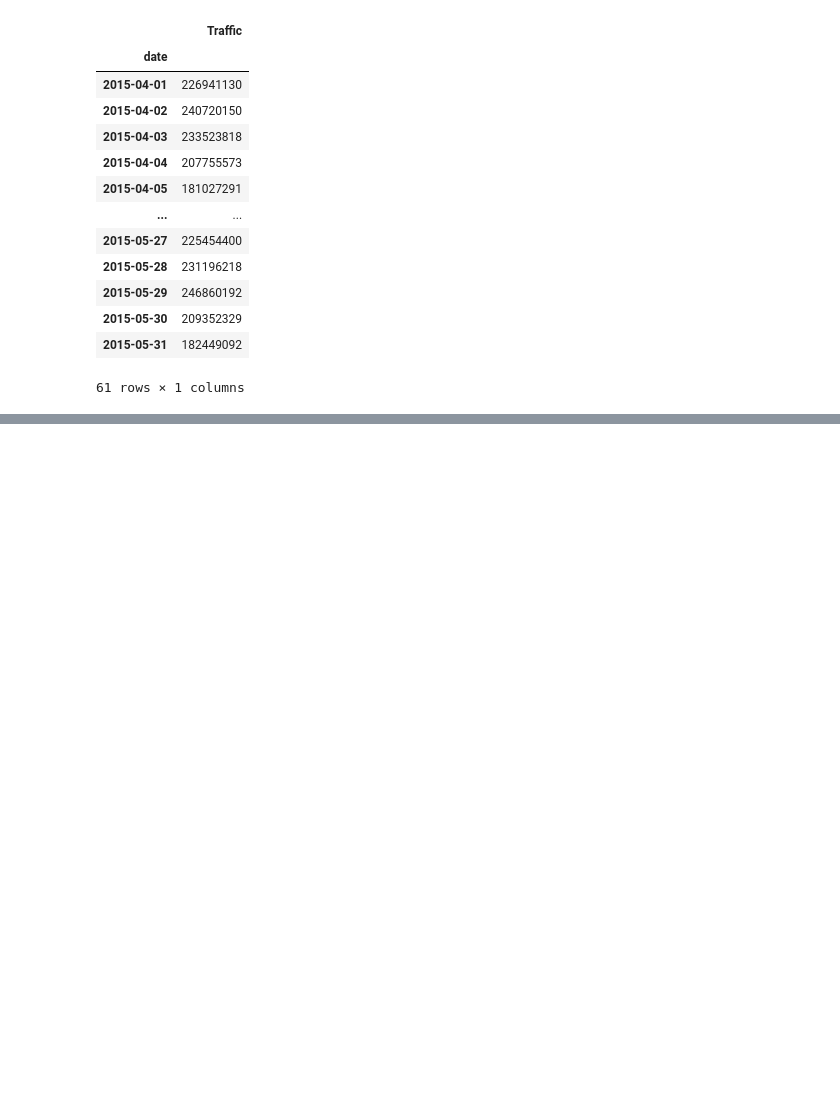
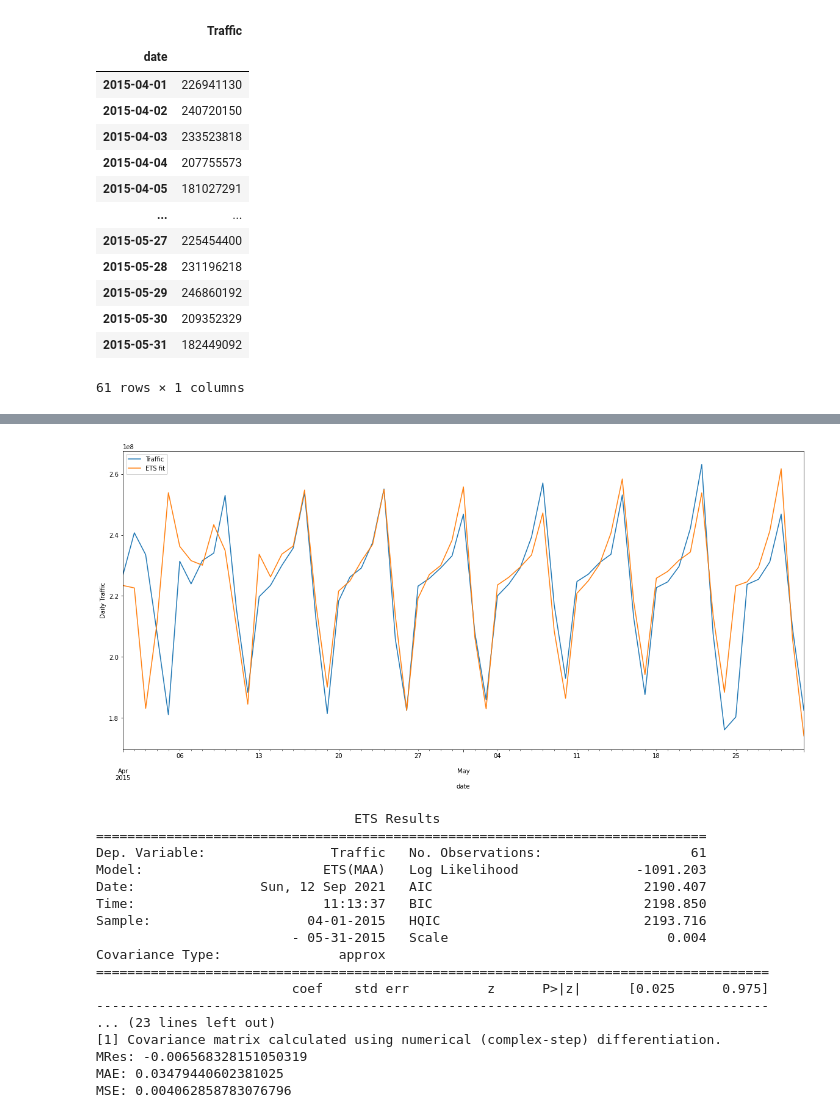
Before and after one commit to AdhirKirtikar/OCBCHack-IT, a Jupyter notebook: US Traffic 2015 Analysis.ipynb, the cells around one changed output, grey strips where cells are left out. Cells and saved outputs as stored; diff of their text form; code cells hidden in the pictures; blank space fills up the shorter version.

```diff
--- a/US Traffic 2015 Analysis.ipynb
+++ b/US Traffic 2015 Analysis.ipynb
@@ -575,0 +584,49 @@ Residual is stable.
+# %%
+# use previously generated dataframe traffic_daily (April & May data) for ETS model
+
+# Prepare the plot area
+plt.rcParams["figure.figsize"] = (20, 9)
+
+# Create a model based on Traffic values with ETS(MAA) model with weekly seasonal i.e. 7 days periods
+modelETS = ETSModel(
+    traffic_daily["Traffic"].astype("float64"),
+    error="mul",
+    trend="add",
+    seasonal="add",
+    seasonal_periods=7,
+    initialization_method='heuristic'
+)
+# Fit the model
+fitETS = modelETS.fit()
+
+# Label and plot the actual data and the fitted model
+traffic_daily.plot(label="Actual Data")
+fitETS.fittedvalues.plot(label="ETS fit")
+plt.ylabel("Daily Traffic")
+plt.legend()
+plt.show()
+
+# Display some statistics of the model
+print(fitETS.summary())
+print("MRes:", fit.mean_resid)
+print("MAE:", fit.mae)
+print("MSE:", fit.mse)
+# %% [output]
+[figure, added]
+                                 ETS Results
+==============================================================================
+Dep. Variable:                Traffic   No. Observations:                   61
+Model:                       ETS(MAA)   Log Likelihood               -1091.203
+Date:                Sun, 12 Sep 2021   AIC                           2190.407
+Time:                        11:13:37   BIC                           2198.850
+Sample:                    04-01-2015   HQIC                          2193.716
+                         - 05-31-2015   Scale                            0.004
+Covariance Type:               approx
+======================================================================================
+                         coef    std err          z      P>|z|      [0.025      0.975]
+--------------------------------------------------------------------------------------
+... (23 lines left out)
+[1] Covariance matrix calculated using numerical (complex-step) differentiation.
+MRes: -0.006568328151050319
+MAE: 0.03479440602381025
+MSE: 0.004062858783076796
```
Also changed, not shown: parts of 7 cells of this notebook.
